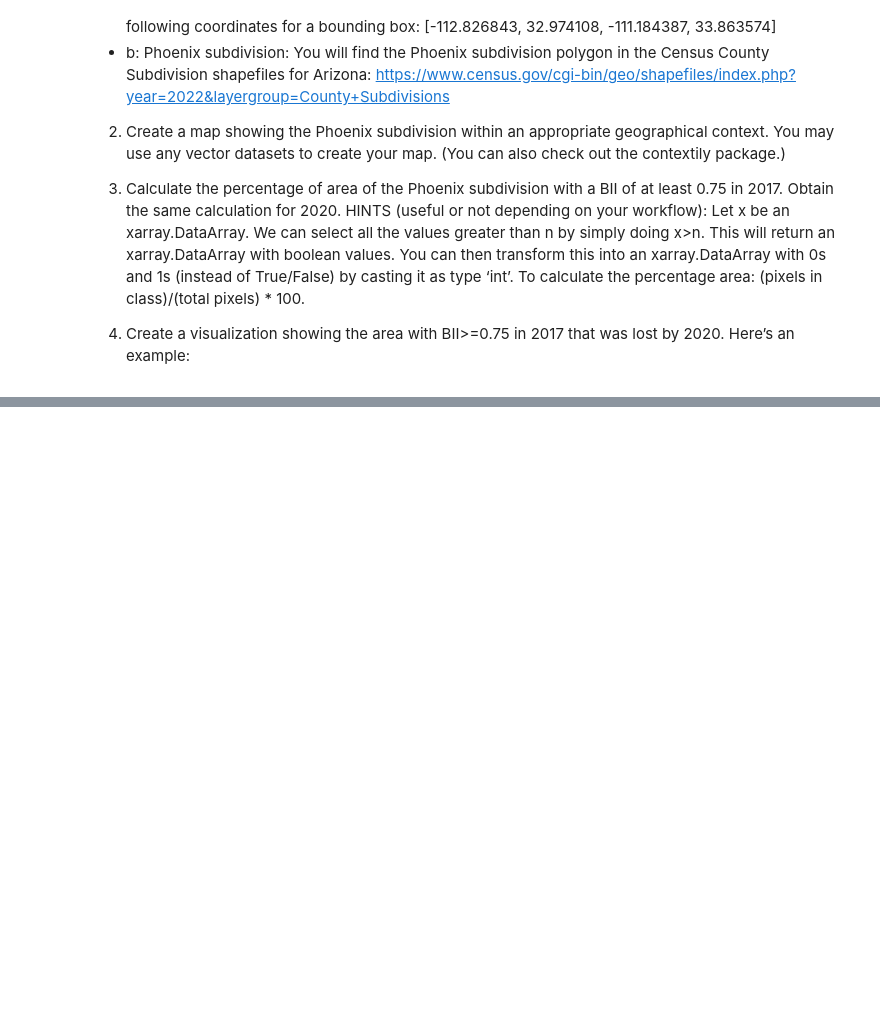
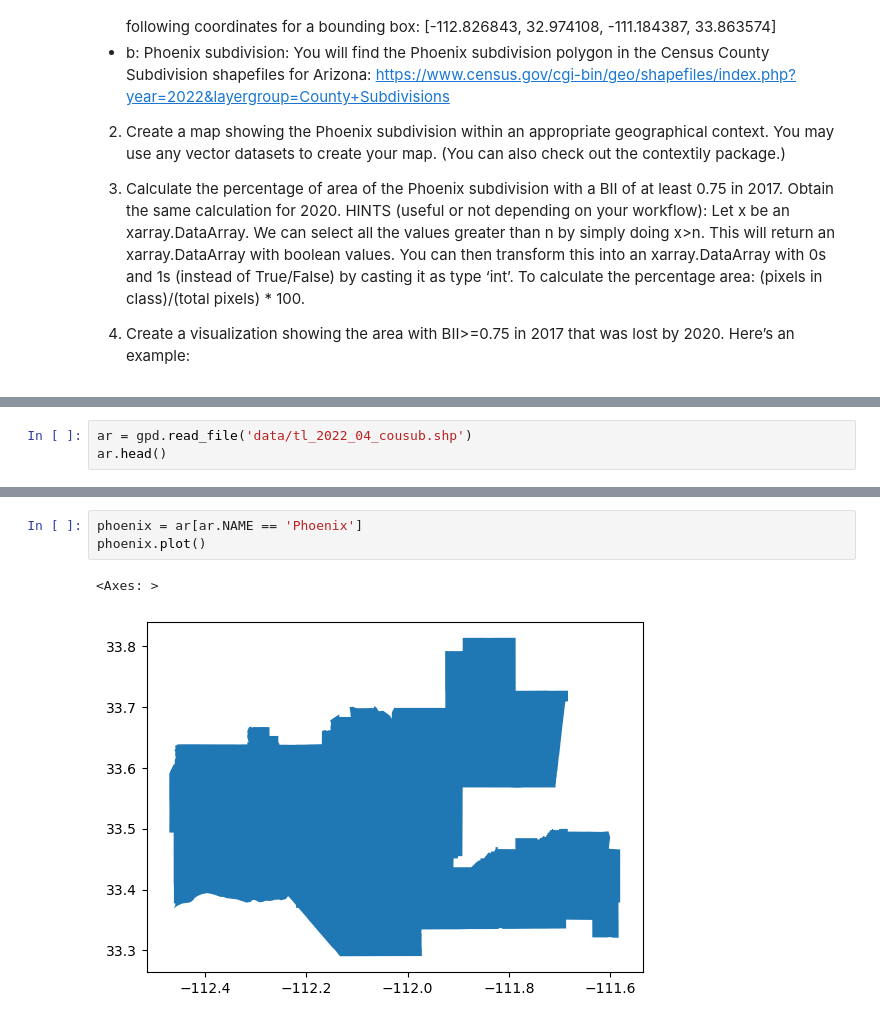
Before and after one commit to rosemaryjuarez/Maricopa-County-bidiversity-analysis, a Jupyter notebook: Final_biodiversity_analysis.ipynb, the cells around one changed output, grey strips where cells are left out. Drawn from its saved outputs; the diff is of its cells as text; blank space fills up the shorter version.

```diff
--- a/Final_biodiversity_analysis.ipynb
+++ b/Final_biodiversity_analysis.ipynb
@@ -21,0 +251,3 @@ Instructions
+# %%
+ar = gpd.read_file('data/tl_2022_04_cousub.shp')
+ar.head()
@@ -21,0 +261,6 @@ Instructions
+# %%
+phoenix = ar[ar.NAME == 'Phoenix']
+phoenix.plot()
+# %% [output]
+<Axes: >
+[figure, added]
```
Also changed, not shown: parts of 27 cells of this notebook.
